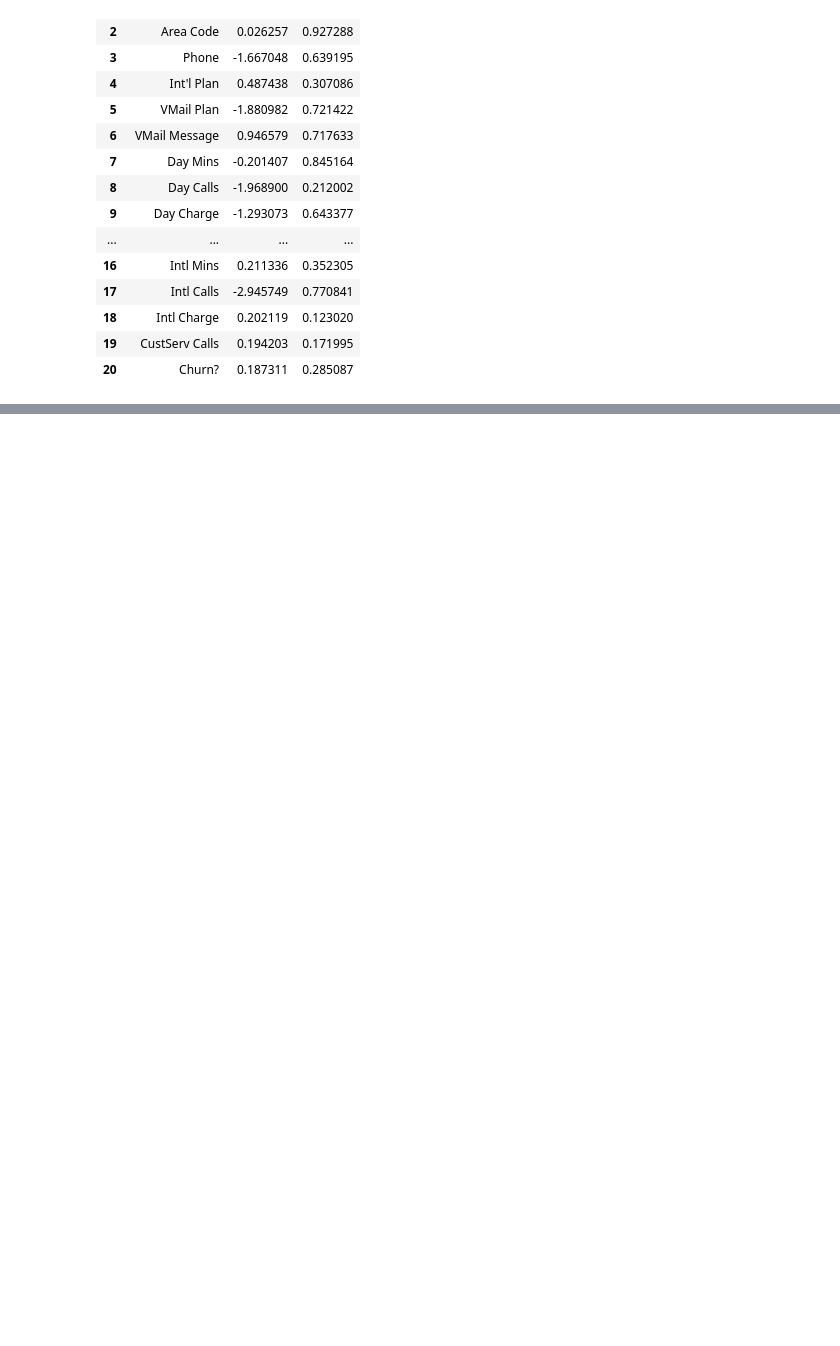
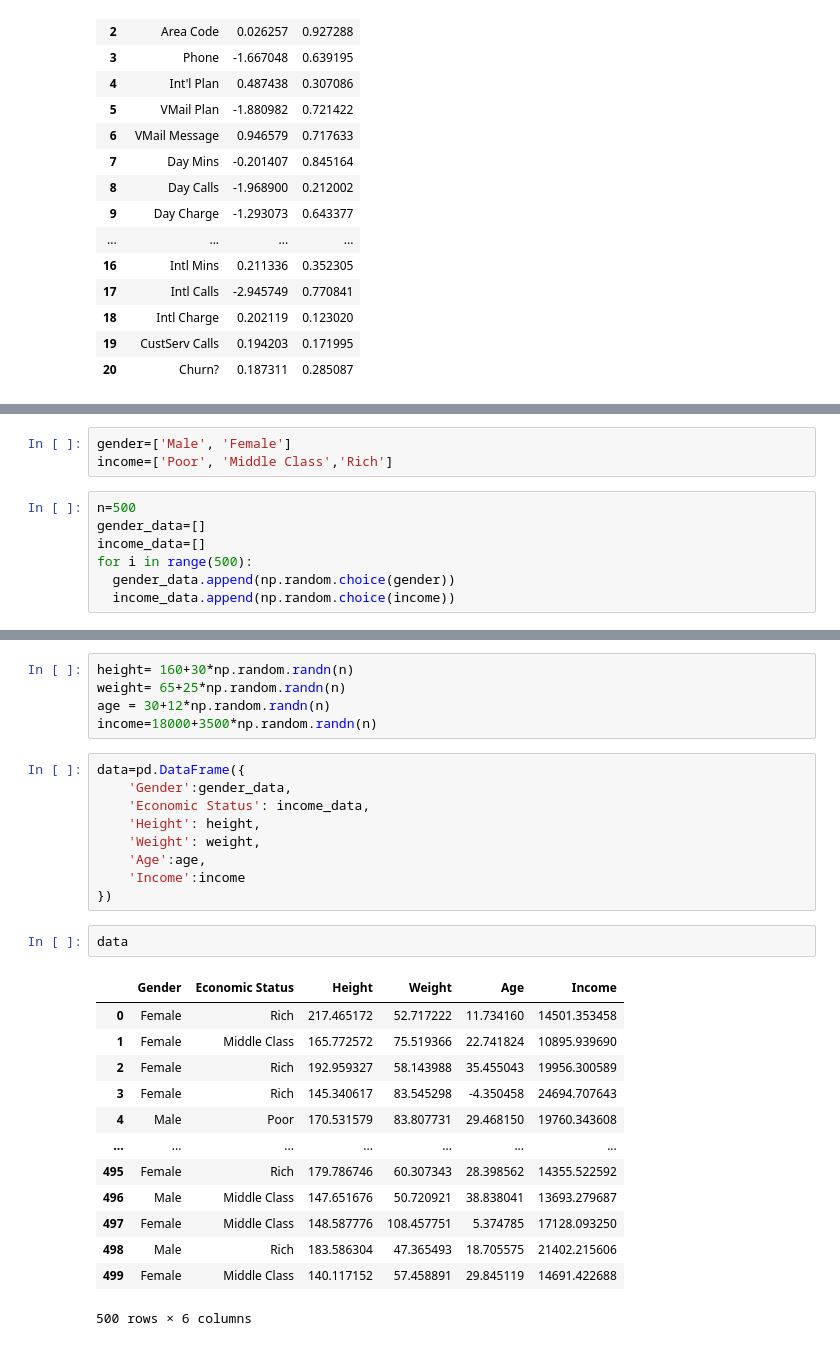
Before and after one commit to bragonzu/CursoPython, a Jupyter notebook: T2_1_DATA_WRANGLING.ipynb, the cells around one changed output, grey strips where cells are left out. Saved outputs shown, nothing was run; the diff lists cells and outputs as text; blank space fills up the shorter version.

```diff
--- a/T2_1_DATA_WRANGLING.ipynb
+++ b/T2_1_DATA_WRANGLING.ipynb
@@ -482,0 +488,10 @@ newdata
+# %%
+gender=['Male', 'Female']
+income=['Poor', 'Middle Class','Rich']
+# %%
+n=500
+gender_data=[]
+income_data=[]
+for i in range(500):
+  gender_data.append(np.random.choice(gender))
+  income_data.append(np.random.choice(income))
@@ -482,0 +511,30 @@ newdata
+# %%
+height= 160+30*np.random.randn(n)
+weight= 65+25*np.random.randn(n)
+age = 30+12*np.random.randn(n)
+income=18000+3500*np.random.randn(n)
+# %%
+data=pd.DataFrame({
+    'Gender':gender_data,
+    'Economic Status': income_data,
+    'Height': height,
+    'Weight': weight,
+    'Age':age,
+    'Income':income
+})
+# %%
+data
+# %% [output]
+|  | Gender | Economic Status | Height | Weight | Age | Income |
+| 0 | Female | Rich | 217.465172 | 52.717222 | 11.734160 | 14501.353458 |
+| 1 | Female | Middle Class | 165.772572 | 75.519366 | 22.741824 | 10895.939690 |
+| 2 | Female | Rich | 192.959327 | 58.143988 | 35.455043 | 19956.300589 |
+| 3 | Female | Rich | 145.340617 | 83.545298 | -4.350458 | 24694.707643 |
+| 4 | Male | Poor | 170.531579 | 83.807731 | 29.468150 | 19760.343608 |
+| ... | ... | ... | ... | ... | ... | ... |
+| 495 | Female | Rich | 179.786746 | 60.307343 | 28.398562 | 14355.522592 |
+| 496 | Male | Middle Class | 147.651676 | 50.720921 | 38.838041 | 13693.279687 |
+| 497 | Female | Middle Class | 148.587776 | 108.457751 | 5.374785 | 17128.093250 |
+| 498 | Male | Rich | 183.586304 | 47.365493 | 18.705575 | 21402.215606 |
+| 499 | Female | Middle Class | 140.117152 | 57.458891 | 29.845119 | 14691.422688 |
+500 rows × 6 columns
```
Also changed, not shown: parts of 44 cells of this notebook.
